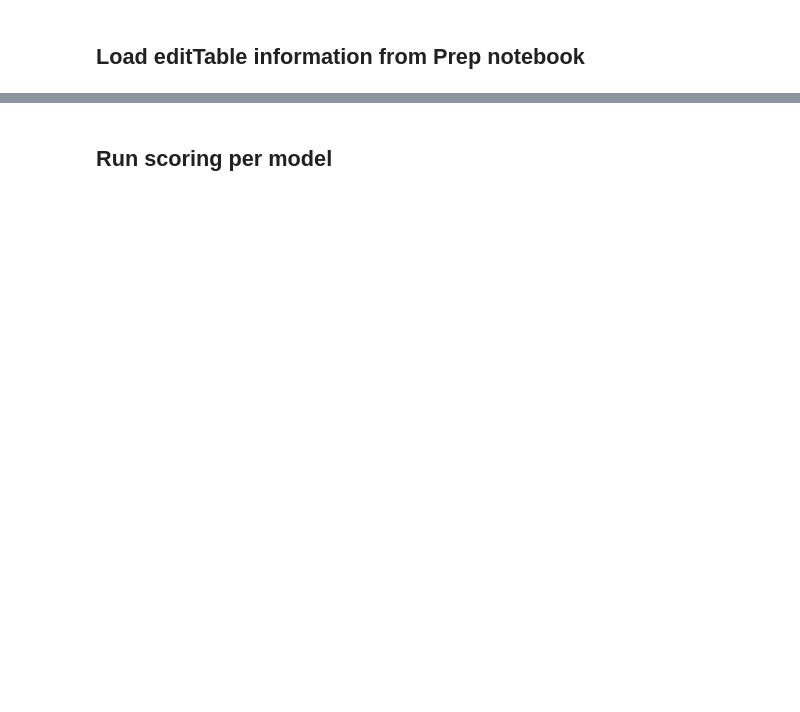
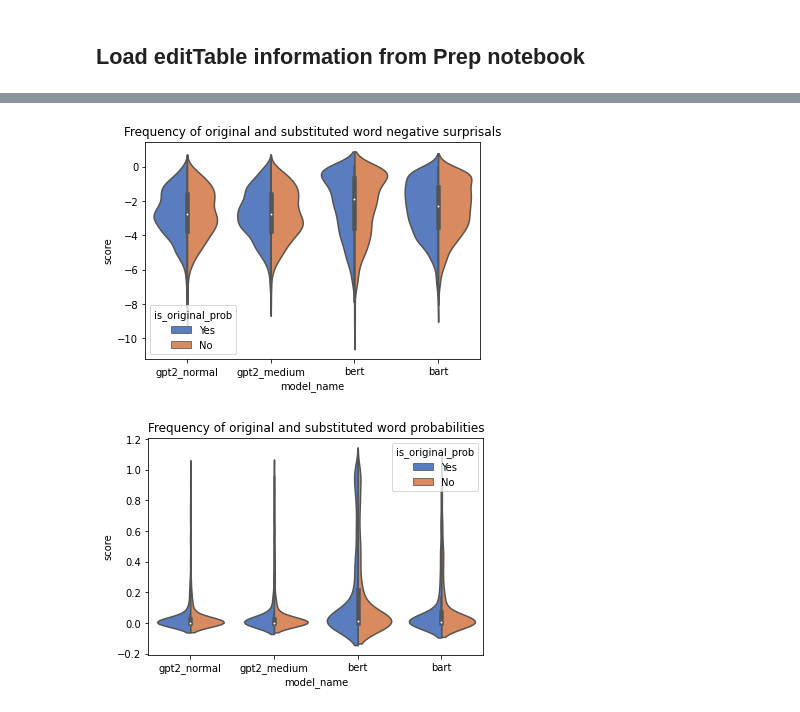
Before and after one commit to smeylan/telephone-analysis-public, a Jupyter notebook: in_progress/Word Surprisal Change Analysis.ipynb, the cells around one changed output, grey strips where cells are left out. Saved outputs shown, nothing was run; the diff lists cells and outputs as text; code cells hidden in the pictures; blank space fills up the shorter version.

Commit message:
done verifying violin plot

```diff
--- a/in_progress/Word Surprisal Change Analysis.ipynb
+++ b/in_progress/Word Surprisal Change Analysis.ipynb
@@ -81,2 +26,22 @@ for model_name, raw_df in all_changes_probs.items():
-# %% [markdown]
-## Run scoring per model
+# %%
+
+importlib.reload(sub_analysis_plots)
+
+for use_neg_surprisal in [True, False]:
+    all_model_dfs = sub_analysis_plots.gen_violin_plots(all_changes_probs, use_neg_surprisal)
+
+    # 6/1: https://seaborn.pydata.org/generated/seaborn.violinplot.html
+
+    score_type = 'negative surprisals' if use_neg_surprisal else 'probabilities'
+    plt.title(f'Frequency of original and substituted word {score_type}')
+    sns.violinplot(
+        x = 'model_name', y = 'score',
+        data = all_model_dfs,
+        hue = 'is_original_prob',
+        palette = 'muted',
+        split = True
+    )
+    plt.show()
+# %% [output]
+[figure, added]
+[figure, added]
```
Also changed, not shown: parts of 4 cells of this notebook.
